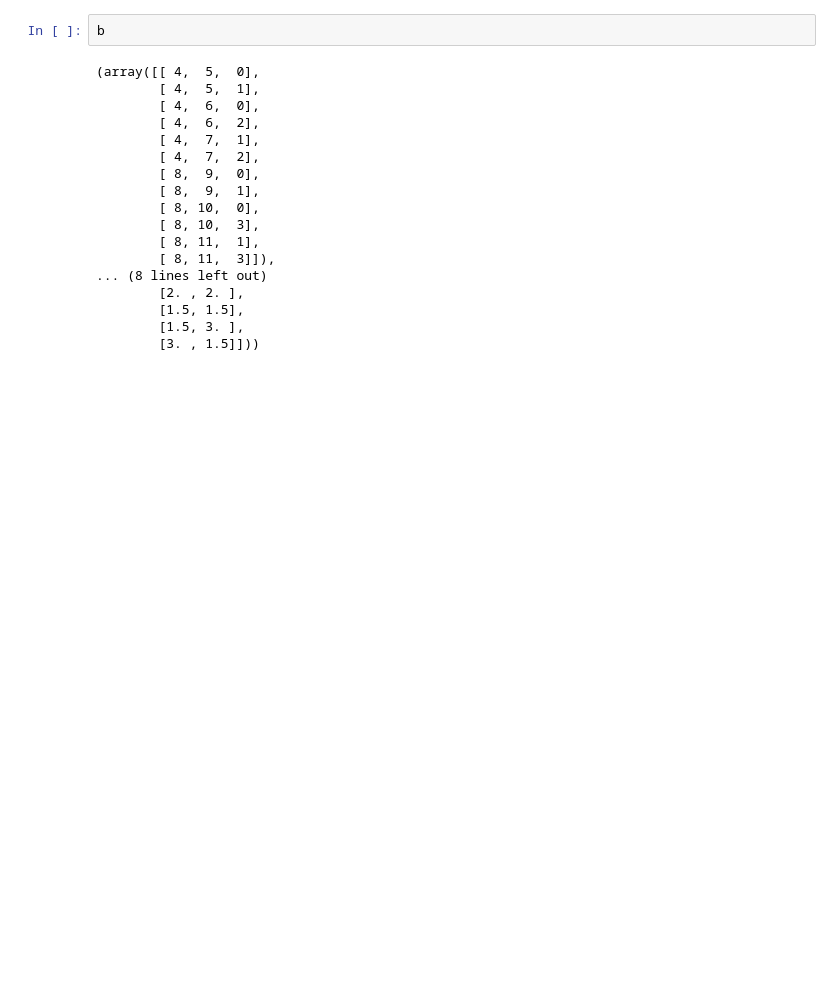
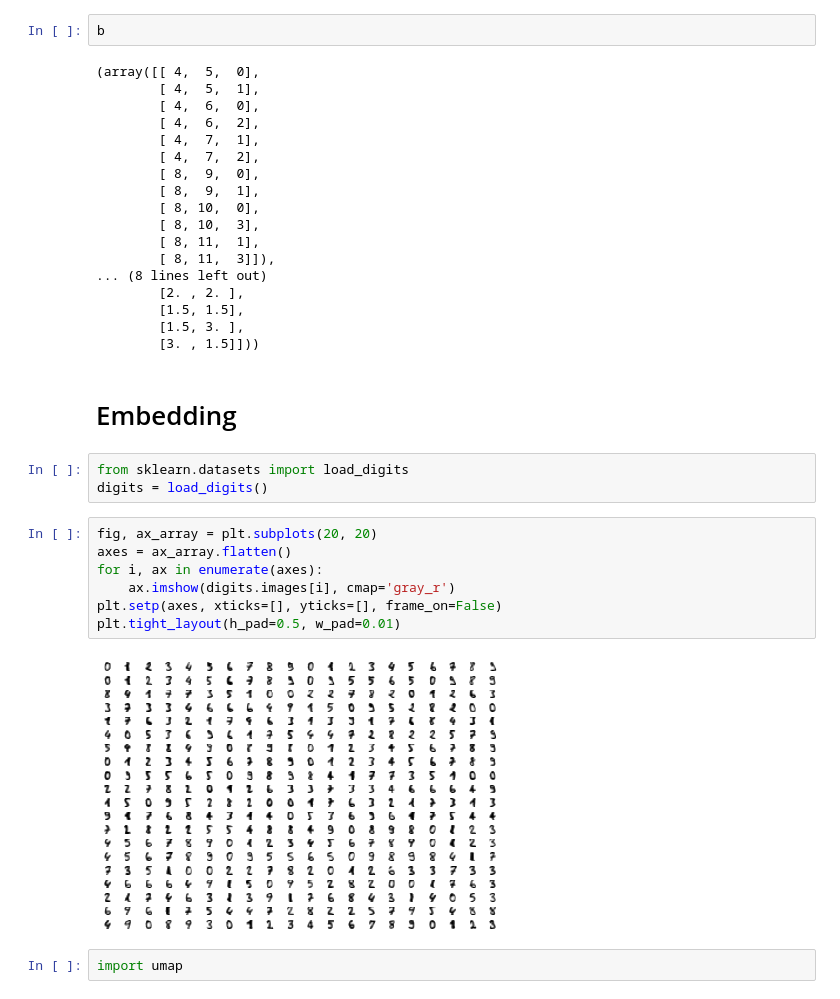
Before and after one commit to Cimagroup/DelaunayTriangAndNN, a Jupyter notebook: Basic definitions.ipynb, the cells around one changed output. Saved outputs shown, nothing was run; the diff lists cells and outputs as text; blank space fills up the shorter version.

```diff
--- a/Basic definitions.ipynb
+++ b/Basic definitions.ipynb
@@ -200,3 +200,19 @@ b
         [1.5, 1.5],
         [1.5, 3. ],
         [3. , 1.5]]))
+# %% [markdown]
+# Embedding
+# %%
+from sklearn.datasets import load_digits
+digits = load_digits()
+# %%
+fig, ax_array = plt.subplots(20, 20)
+axes = ax_array.flatten()
+for i, ax in enumerate(axes):
+    ax.imshow(digits.images[i], cmap='gray_r')
+plt.setp(axes, xticks=[], yticks=[], frame_on=False)
+plt.tight_layout(h_pad=0.5, w_pad=0.01)
+# %% [output]
+[figure, added]
+# %%
+import umap
```
Also changed, not shown: parts of 4 cells of this notebook.
